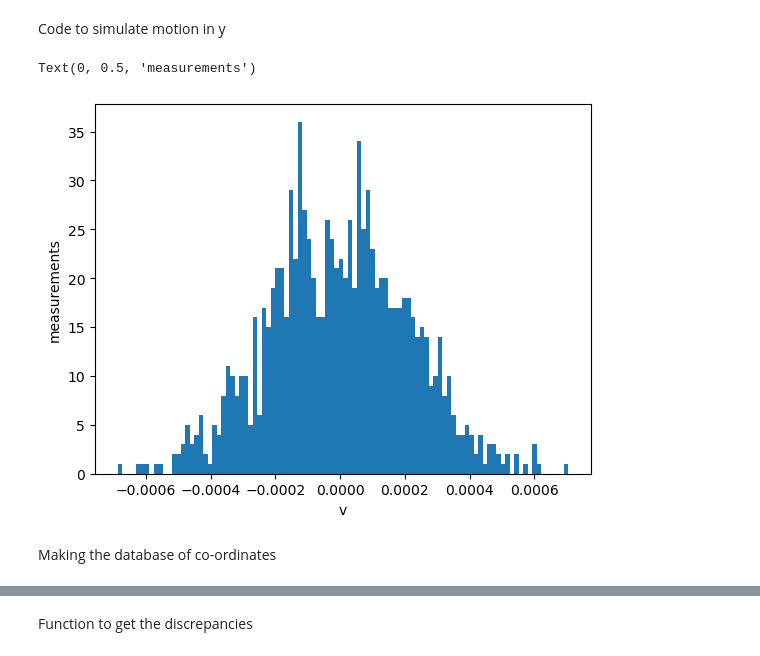
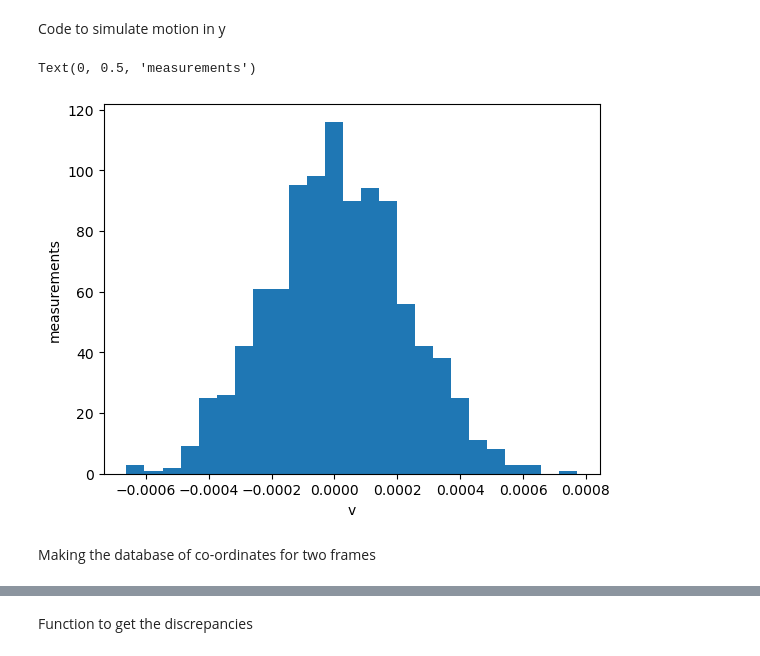
Before and after one commit to ParthM1504/Benchmarking-Dusty-Plasma-Temperature-Code, a Jupyter notebook: Benchmarking.ipynb, the cells around one changed output, grey strips where cells are left out. Drawn from its saved outputs; the diff is of its cells as text; code cells hidden in the pictures.

```diff
--- a/Benchmarking.ipynb
+++ b/Benchmarking.ipynb
@@ -9,10 +11,10 @@ from scipy import constants
 Defining the Variables
 # %%
 # Parametersfor the benchmarking
-fps=295
+fps=100
 num_particles=1000
 dt=1.0/fps
-spatial_resolution=30E-06  # in metres per px
+spatial_resolution=1E-6  # in metres per px
 dust_diameter=7.14E-6 # in metres
 dust_rho=1510.0
 mu = 0
@@ -29,6 +31,8 @@ up=1667 # up border in px as per the camera of expt
 down=0
 left_SI=left*spatial_resolution
 right_SI=right*spatial_resolution
+up_SI=up*spatial_resolution
+down_SI=down*spatial_resolution
 # %% [output]
 0.00021903148058823087
 # %% [markdown]
@@ -153,32 +152,27 @@ print(np.mean(percent_discrepancy))
 # %% [markdown]
 Code to simulate motion in y
 # %%
-# Generate a sample of 1000 random numbers from a uniform distribution to act as the x coordinates of the particles
-unif_y = sts.uniform(left_SI, right_SI-left_SI)
+# Generate a sample of 1000 random numbers from a uniform distribution to act as the y coordinates of the particles
+unif_y = sts.uniform(down_SI, up_SI-down_SI)
 sample_y=unif_y.rvs(num_particles)
 sample_y_in_resol= sample_y/spatial_resolution
-# print(sample_x_trunc)
-sample_y_trunc= sample_y_in_resol.astype(int)
-# print(sample_x_trunc)
-sample_y_trunc_SI=sample_y_trunc.astype(float)*spatial_resolution
-# print(sample_y_trunc_SI
-    #)
-# print(sample_x_SI)
+sample_y_rough= sample_y_in_resol.astype('int64')
+sample_y_rough_prev_SI=sample_y_rough.astype('float64')*spatial_resolution
 # %%
 # Simulating the motion of the particles
-y_forward=sample_y_trunc_SI+sample_vy*dt
+y_forward=sample_y_rough_prev_SI+sample_vy*dt
 y_forward_in_resol=y_forward/spatial_resolution
-y_forward_trunc=y_forward_in_resol.astype(int)
+y_forward_rough=y_forward_in_resol.astype('int64')
 # print(x_forward_trunc)
-y_forward_SI=y_forward_trunc.astype(float)*spatial_resolution
+y_forward_rough_SI=y_forward_rough.astype('float64')*spatial_resolution
 # print(x_forward_SI)
 fig, ax = plt.subplots()
-ax.hist(sample_vy, 100) # plot histogram
+ax.hist(sample_vy, 25) # plot histogram
 ax.set_xlabel('v')
 ax.set_ylabel('measurements')
 # print(sample_v)
 # %% [output]
 Text(0, 0.5, 'measurements')
-[figure, old version]
+[figure, new version]
 # %% [markdown]
-Making the database of co-ordinates
+Making the database of co-ordinates for two frames
```
Also changed, not shown: parts of 26 cells of this notebook, 1 other file.
